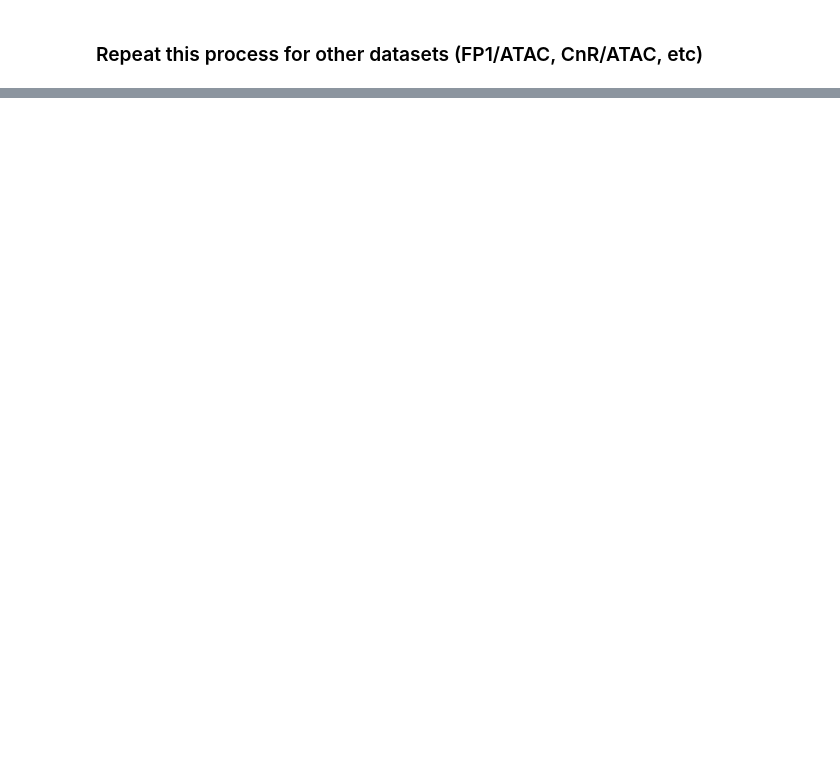
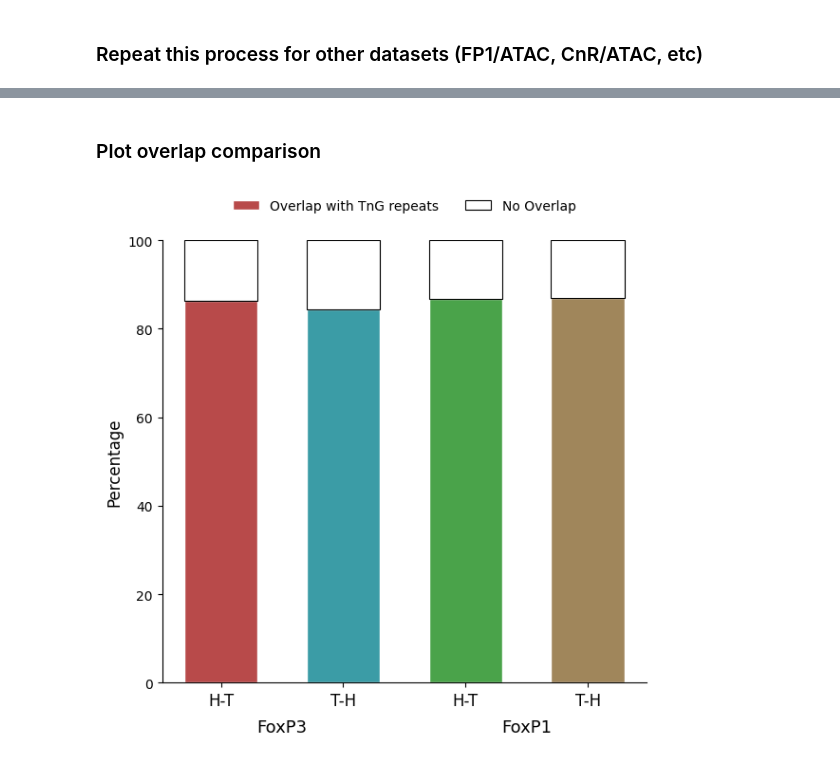
Before and after one commit to clarkvd/hur_lab_foxp3, a Jupyter notebook: figure3.ipynb, the cells around one changed output, grey strips where cells are left out. Cells and saved outputs as stored; diff of their text form; code cells hidden in the pictures; blank space fills up the shorter version.

```diff
--- a/figure3.ipynb
+++ b/figure3.ipynb
@@ -608,0 +508,8 @@ plt.show()
+# %%
+# FoxP3 motif pair loci (from TH and HT orientations)
+loci_foxp3_th = pd.read_csv("figure3_files/foxp3_chipseq_th_loci.csv")
+loci_foxp3_ht = pd.read_csv("figure3_files/foxp3_chipseq_ht_loci.csv")
+
+# FoxP1 motif pair loci (from TH and HT orientations)
+loci_foxp1_th = pd.read_csv("figure3_files/foxp1_chipseq_th_loci.csv")
+loci_foxp1_ht = pd.read_csv("figure3_files/foxp1_chipseq_ht_loci.csv")
@@ -608,0 +590,71 @@ plt.show()
+# %% [markdown]
+### Plot overlap comparison
+# %%
+# Plot overlap percentages (from previous calculations)
+overlap = [
+    percent_tng_foxp3_ht,  # FoxP3 Head-to-Tail
+    percent_tng_foxp3_th,  # FoxP3 Tail-to-Head
+    percent_tng_foxp1_ht,  # FoxP1 Head-to-Tail
+    percent_tng_foxp1_th   # FoxP1 Tail-to-Head
+]
+
+# Complement (non-overlapping regions)
+non_overlap = [100 - val for val in overlap]
+
+# Bar x positions
+labels = ['H-T', 'T-H', 'H-T', 'T-H']
+x = np.arange(len(labels))
+width = 0.6
+
+# Bar colors
+overlap_colors = ['#b84a4a', '#3b9ca6', '#4aa34a', '#a0865b']  # distinct solid fill
+non_overlap_color = 'white'
+
+# Plot
+fig, ax = plt.subplots(figsize=(6, 6))
+
+# Plot overlapping segments
+bars_overlap = ax.bar(
+    x, overlap, width,
+    color=overlap_colors,
+    edgecolor='white',
+    label='Overlap with TnG repeats'
+)
+
+# Plot non-overlapping segments
+bars_non_overlap = ax.bar(
+    x, non_overlap, width,
+    bottom=overlap,
+    color=non_overlap_color,
+    edgecolor='black',
+    linewidth=0.8,
+    label='No Overlap'
+)
+
+# Axis labels and ticks
+ax.set_ylabel('Percentage', fontsize=12)
+ax.set_ylim(0, 100)
+ax.set_xticks(x)
+ax.set_xticklabels(labels, fontsize=12)
+
+# Group labels below the bars
+ax.text(0.5, -10, 'FoxP3', ha='center', va='center', fontsize=13, transform=ax.transData)
+ax.text(2.5, -10, 'FoxP1', ha='center', va='center', fontsize=13, transform=ax.transData)
+
+# Legend settings
+ax.legend(
+    loc='upper center',
+    bbox_to_anchor=(0.5, 1.12),
+    frameon=False,
+    fontsize=10,
+    ncol=2
+)
+
+# Cleanup aesthetics
+ax.spines['top'].set_visible(False)
+ax.spines['right'].set_visible(False)
+
+plt.tight_layout()
+plt.show()
+# %% [output]
+[figure, added]
```
Also changed, not shown: parts of 16 cells of this notebook, 3 other files.
